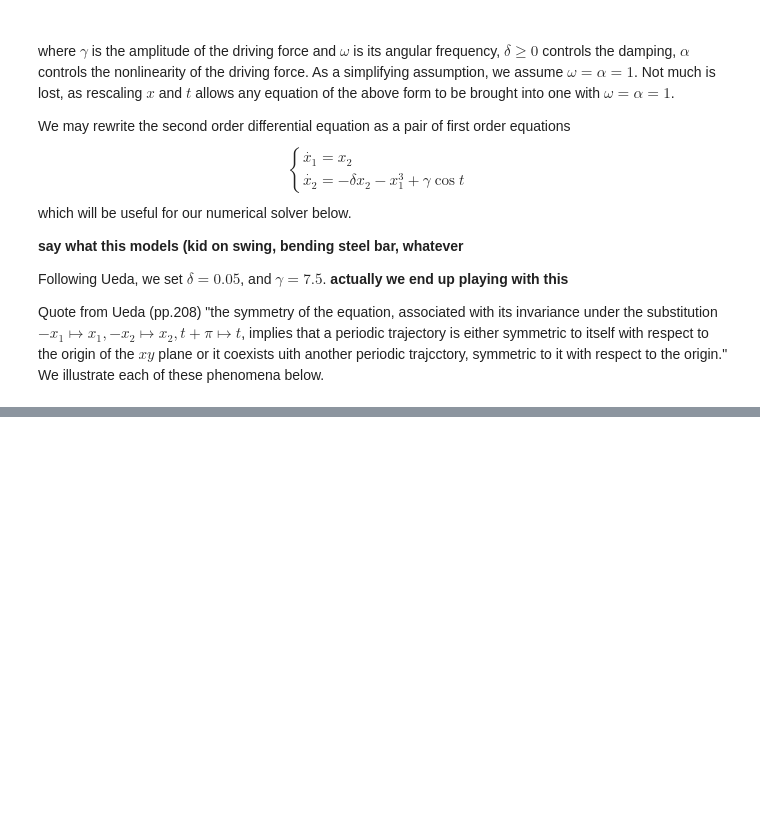
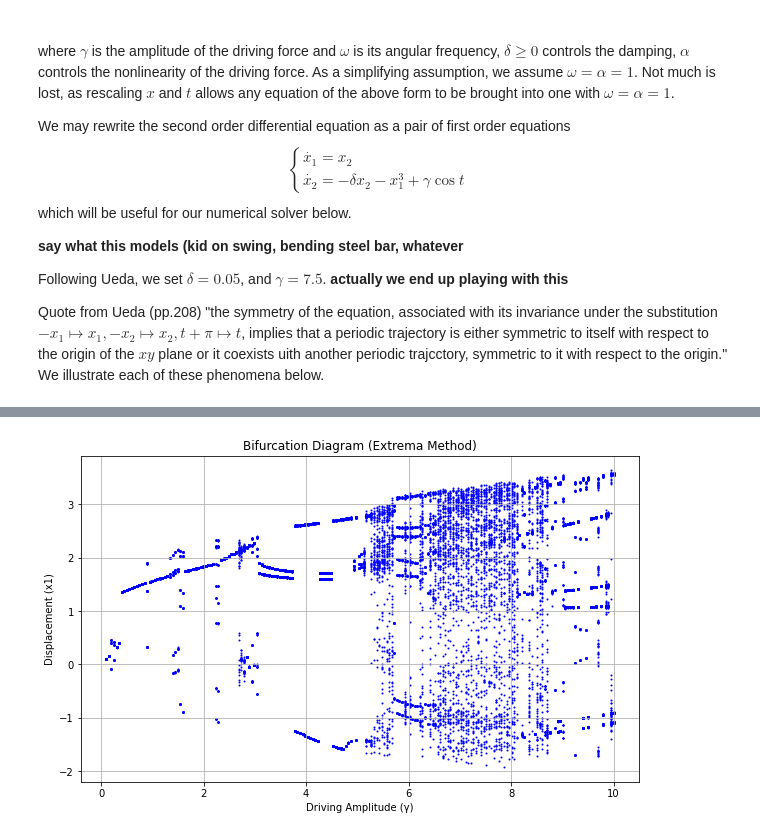
Before and after one commit to dowlaf/Dow-PHYS250-Project, a Jupyter notebook: interactive_notebook.ipynb, the cells around one changed output, grey strips where cells are left out. Cells and saved outputs as stored; diff of their text form; code cells hidden in the pictures; blank space fills up the shorter version.

```diff
--- a/interactive_notebook.ipynb
+++ b/interactive_notebook.ipynb
@@ -177,0 +214,39 @@ plot_phase_portrait(delta, gamma, initial_conditions, t_start, t_end, title="Pha
+# %%
+from scipy.signal import find_peaks
+
+def bifurcation_diagram_extrema_gamma(gamma_values, delta=0.05, y0=[0, 0], t_start=0, t_end=500, discard_fraction=0.5, max_step=0.1):
+    bifurcation_data = []
+
+    for gamma in gamma_values:
+        # Solve the oscillator for the current gamma
+        t_values, x1_values, _, _, _ = solve_ueda(y0, t_start, t_end, max_step, delta, gamma)
+
+        # Discard transients
+        discard_index = int(discard_fraction * len(t_values))
+        t_values = t_values[discard_index:]
+        x1_values = x1_values[discard_index:]
+
+        # Find local maxima of x1
+        peaks, _ = find_peaks(x1_values)
+        maxima = [x1_values[i] for i in peaks]
+
+        # Store maxima and the corresponding gamma
+        bifurcation_data.extend([(gamma, m) for m in maxima])
+
+    # Convert to a format suitable for plotting
+    gammas, extrema = zip(*bifurcation_data)
+
+    # Plot the bifurcation diagram
+    plt.figure(figsize=(10, 6))
+    plt.scatter(gammas, extrema, s=1, color='blue')
+    plt.xlabel("Driving Amplitude (γ)")
+    plt.ylabel("Displacement (x1)")
+    plt.title("Bifurcation Diagram (Extrema Method)")
+    plt.grid()
+    plt.show()
+
+# Define gamma range and run
+gamma_range = np.linspace(0.1, 10, 200)
+bifurcation_diagram_extrema_gamma(gamma_range)
+# %% [output]
+[figure, added]
```
Also changed, not shown: parts of 5 cells of this notebook.
